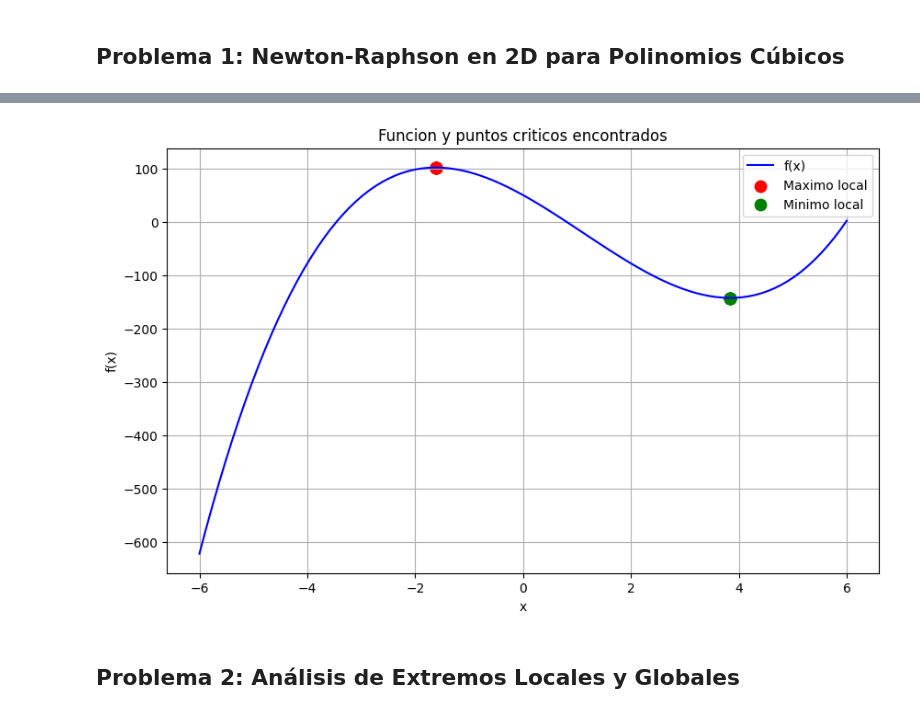
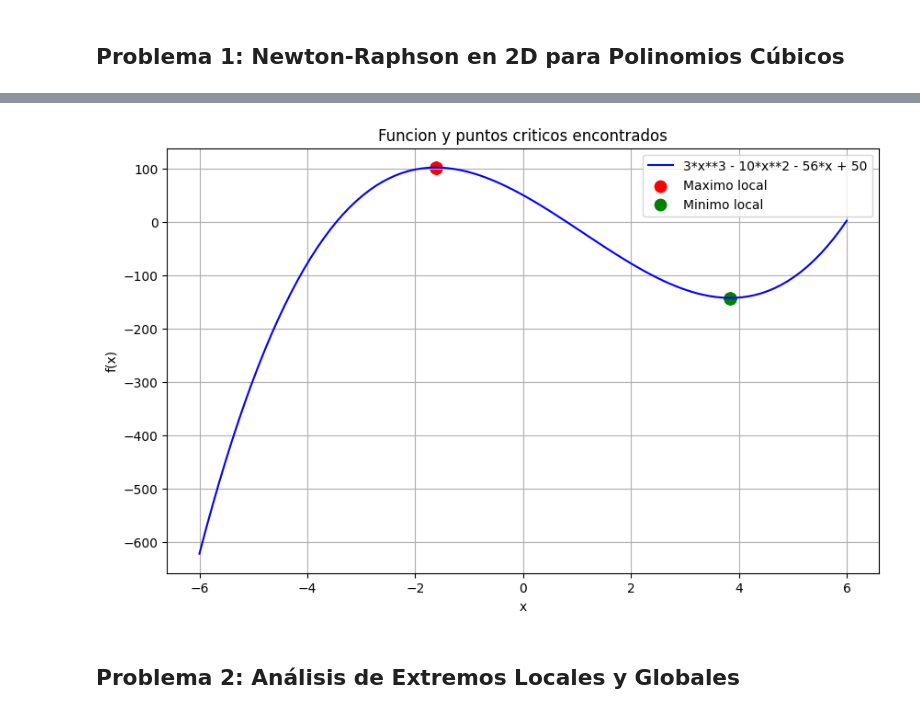
Before and after one commit to S302-prog/Lab3-MOS, a Jupyter notebook: Lab3_Completo_spalma_mscastillo.ipynb, the cells around one changed output, grey strips where cells are left out. Drawn from its saved outputs; the diff is of its cells as text; code cells hidden in the pictures.

```diff
--- a/Lab3_Completo_spalma_mscastillo.ipynb
+++ b/Lab3_Completo_spalma_mscastillo.ipynb
@@ -19,10 +19,10 @@ gradiente_np = sp.lambdify(x, gradiente, 'numpy')
 hessiana_np = sp.lambdify(x, hessiana, 'numpy')
 
 # Implementamos Newton-Raphson
-def newton_raphson(gradiente_np, hessiana_np, x_0, alpha , tol = 1e-7, max_iter = 100):
+def newton_raphson(gradiente_np, hessiana_np, x_0, alpha , tol = 1e-7, iteraciones = 100):
     x_k = x_0
 
-    for k in range(max_iter):
+    for k in range(iteraciones):
         gradiente_x = gradiente_np(x_k)
         hessiana_x = hessiana_np(x_k)
 
@@ -77,24 +77,24 @@ x_0 = 6, x* = 3.841906, f(x*) = -142.626770, α = 0.100, Minimo local
 # %%
 x_vals = np.linspace(-6, 6, 100)
 y_vals = funcion_np(x_vals)
 
 plt.figure(figsize=(10, 6))
-plt.plot(x_vals, y_vals, label='f(x)', color='blue')
+plt.plot(x_vals, y_vals, label='3*x**3 - 10*x**2 - 56*x + 50', color='blue')
 
 for (x_0, x_sol, y_sol, tipo, alpha) in resultados:
     if tipo == "Minimo local":
         plt.scatter(x_sol, y_sol, color='green', s=80, label='Minimo local' if 'Minimo local' not in [r[3] for r in resultados[:resultados.index((x_0, x_sol, y_sol, tipo, alpha))]] else "")
     elif tipo == "Maximo local":
         plt.scatter(x_sol, y_sol, color='red', s=80, label='Maximo local' if 'Maximo local' not in [r[3] for r in resultados[:resultados.index((x_0, x_sol, y_sol, tipo, alpha))]] else "")
 
 plt.title("Funcion y puntos criticos encontrados")
 plt.xlabel("x")
 plt.ylabel("f(x)")
 plt.legend()
 plt.grid(True)
 plt.show()
 # %% [output]
-[figure, old version]
+[figure, new version]
 # %% [markdown]
 ## Problema 2: Análisis de Extremos Locales y Globales
 # %%
```
Also changed, not shown: parts of 12 cells of this notebook.
